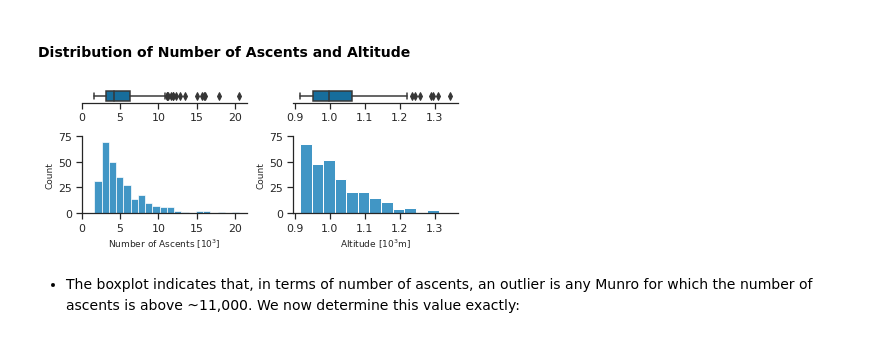
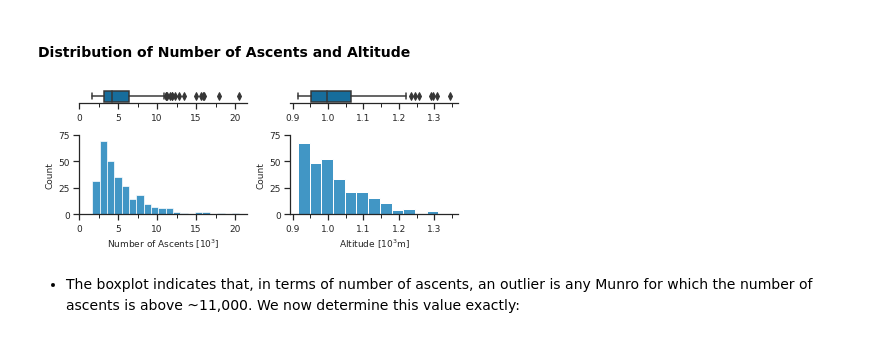
Before and after one commit to filipbalucha/FDS_final_project, a Jupyter notebook: data_analysis.ipynb, the cells around one changed output. Drawn from its saved outputs; the diff is of its cells as text; code cells hidden in the pictures.

```diff
--- a/data_analysis.ipynb
+++ b/data_analysis.ipynb
@@ -55,6 +55,7 @@ munro.head()
 # %% [markdown]
 #### Distribution of Number of Ascents and Altitude
 # %%
+from matplotlib.ticker import MultipleLocator
 fig, ((ax_box1, ax_box2), (ax_hist1, ax_hist2)) = plt.subplots(ncols=2, nrows=2, gridspec_kw={"height_ratios": (.15, .85)}, figsize=(6, 2.5))
 
 # Boxplot and Histogram for outlier Munros
@@ -72,35 +73,45 @@ ax_hist1.set_xlabel('Number of Ascents [$10^3$]', fontsize = 9)
 
 # Increase tick frequency for x-axis
 ax_box1.xaxis.set_ticks(np.arange(0, 21, step=5))
 ax_hist1.xaxis.set_ticks(np.arange(0, 21, step=5))
 # Increase tick frequency for y-axis
 ax_hist1.yaxis.set_ticks(np.arange(0, 100, step=25))
 
 # Boxplot and Histogram for outlier Munros
 # Box plot
 sns.boxplot(x=munro['altitude']/1000, ax=ax_box2)
 sns.despine(ax=ax_box2, left=True)  # Remove border
 ax_box2.get_yaxis().set_visible(False)
 ax_box2.set_xlabel(None)
 
 # Histogram
 sns.histplot(munro['altitude']/1000, ax=ax_hist2, bins='fd')
 sns.despine(ax=ax_hist2)  # Remove border
 ax_hist2.set_ylabel('Count', fontsize = 9)
 ax_hist2.set_xlabel('Altitude [$10^3$m]', fontsize = 9)
 
 # Increase tick frequency for x-axis
 ax_box2.xaxis.set_ticks(np.arange(0.9, 1.4, step=0.1))
 ax_hist2.xaxis.set_ticks(np.arange(0.9, 1.4, step=0.1))
 # Increase tick frequency for y-axis
 ax_hist2.yaxis.set_ticks(np.arange(0, 100, step=25))
 
+# Fix axis font size
+for ax in ax_box1, ax_hist1, ax_box2, ax_hist2:
+    ax.xaxis.set_tick_params(labelsize=9)
+    ax.yaxis.set_tick_params(labelsize=9)
+
+# ax_hist2.tick_params(labelrotation=90)
+ax_hist1.xaxis.set_minor_locator(MultipleLocator(2.5))
+ax_hist2.xaxis.set_minor_locator(MultipleLocator(0.05))
+ax_box2.xaxis.set_minor_locator(MultipleLocator(0.05))
+ax_box1.xaxis.set_minor_locator(MultipleLocator(2.5))
+
 plt.tight_layout()
-# mpl.rcParams['font.size'] = 9
 plt.savefig("report/box_dist.pdf", bbox_inches='tight')
 plt.show()
 # %% [output]
-[figure, old version]
+[figure, new version]
 # %% [markdown]
 - The boxplot indicates that, in terms of number of ascents, an outlier is any Munro for which the number of ascents is above ~11,000. We now determine this value exactly:
 # %%
```
Also changed, not shown: parts of 2 cells of this notebook, 3 other files.
